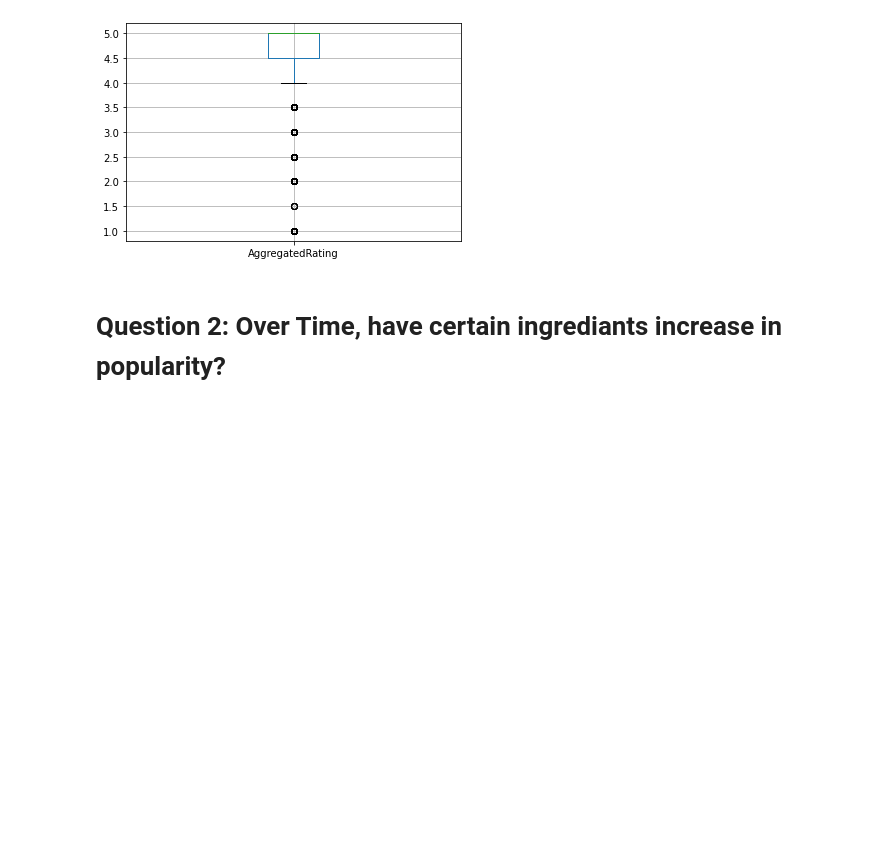
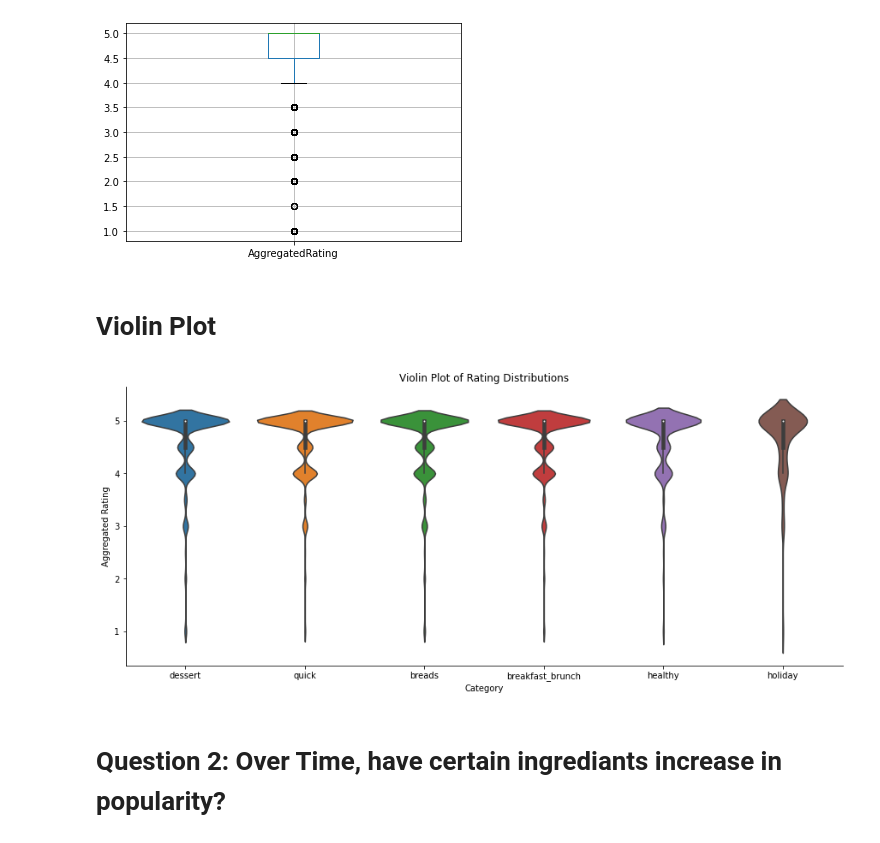
Before and after one commit to JenniferM-BShulyak/recipes_full, a Jupyter notebook: setup_exploration.ipynb, the cells around one changed output. Cells and saved outputs as stored; diff of their text form; code cells hidden in the pictures; blank space fills up the shorter version.

```diff
--- a/setup_exploration.ipynb
+++ b/setup_exploration.ipynb
@@ -262,3 +265,7 @@ dessert_ratings.boxplot()
 # %% [output]
 <AxesSubplot:>
 [figure]
+# %% [markdown]
+# Violin Plot
+# %%
+just_categories_df = recipes_major_cat_df.loc[:, ["RecipeCategory", "AggregatedRating"]]
@@ -265,3 +274,11 @@ dessert_ratings.boxplot()
+# %%
+fig_violin, ax_violin = plt.subplots(figsize=(15, 6))
+sns.violinplot(data=just_categories_df, x='RecipeCategory', y='AggregatedRating', ax=ax_violin)
+ax_violin.set(xlabel='Category', ylabel='Aggregated Rating', title='Violin Plot of Rating Distributions')  # remove labels set by seaborn
+sns.despine()
+plt.show()
+# %% [output]
+[figure, added]
 # %% [markdown]
 # Question 2: Over Time, have certain ingrediants increase in popularity?
 # %%
```
Also changed, not shown: parts of 3 cells of this notebook, 2 other files.
